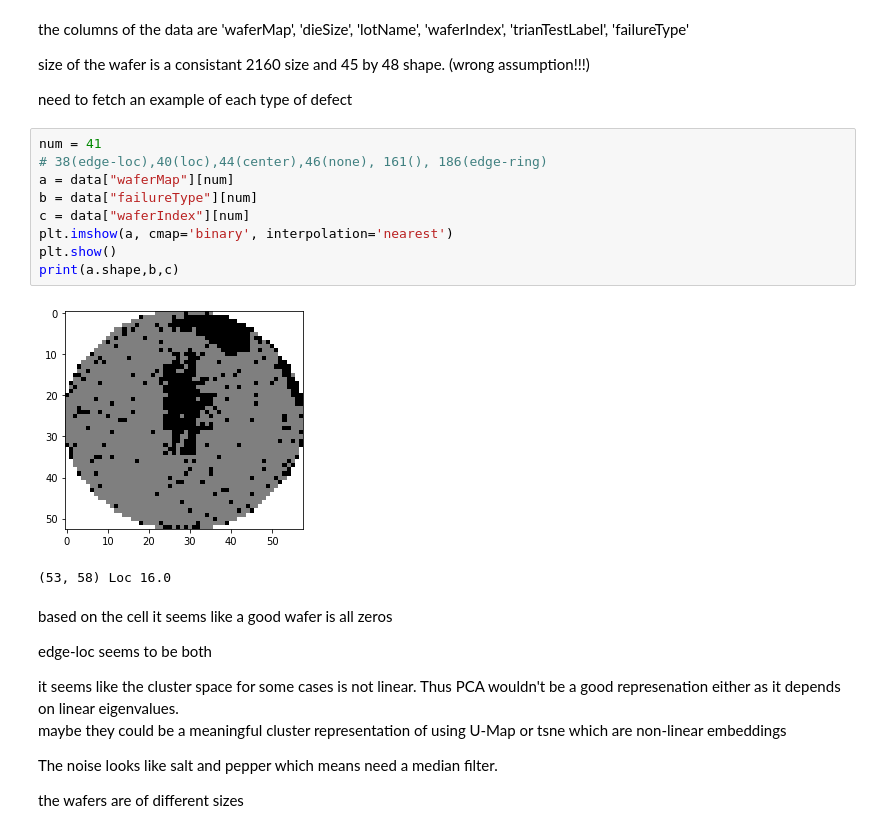
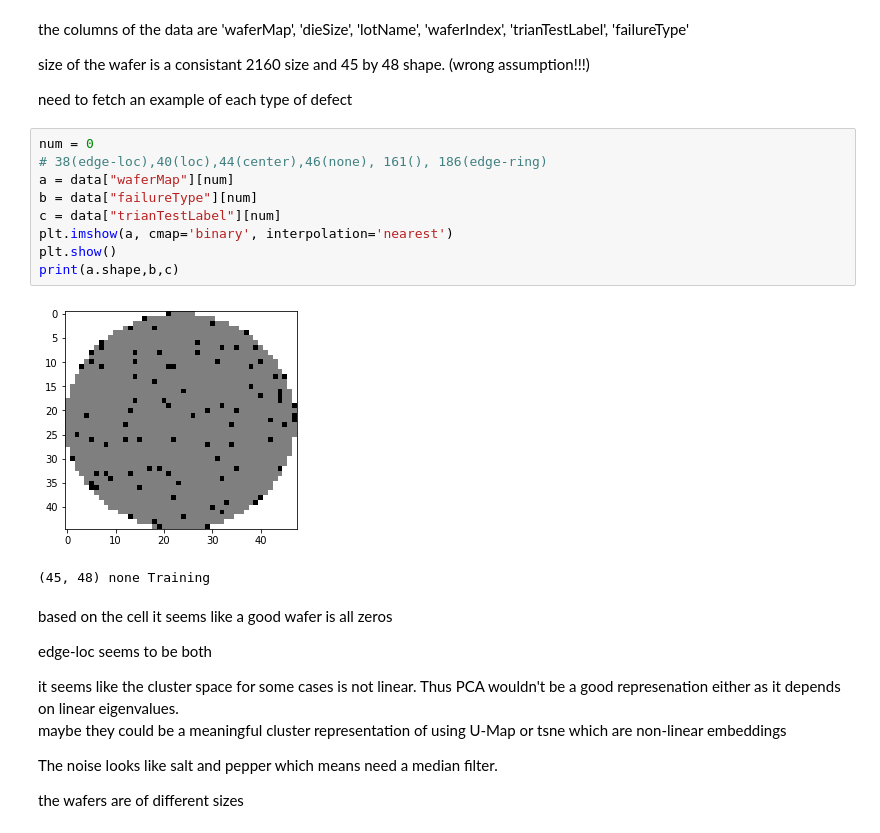
Before and after one commit to dmta9796/waferdatasetexperiments, a Jupyter notebook: wafer experiments.ipynb, the cells around one changed output. Cells and saved outputs as stored; diff of their text form.

```diff
--- a/wafer experiments.ipynb
+++ b/wafer experiments.ipynb
@@ -184,17 +184,17 @@ size of the wafer is a consistant 2160 size and 45 by 48 shape. (wrong assumptio
 
 need to fetch an example of each type of defect
 # %%
-num = 41
+num = 0
 # 38(edge-loc),40(loc),44(center),46(none), 161(), 186(edge-ring)
 a = data["waferMap"][num]
 b = data["failureType"][num]
-c = data["waferIndex"][num]
+c = data["trianTestLabel"][num]
 plt.imshow(a, cmap='binary', interpolation='nearest')
 plt.show()
 print(a.shape,b,c)
 # %% [output]
-[figure, old version]
+[figure, new version]
-(53, 58) Loc 16.0
+(45, 48) none Training
 # %% [markdown]
 based on the cell it seems like a good wafer is all zeros
 
```
Also changed, not shown: parts of 7 cells of this notebook.
